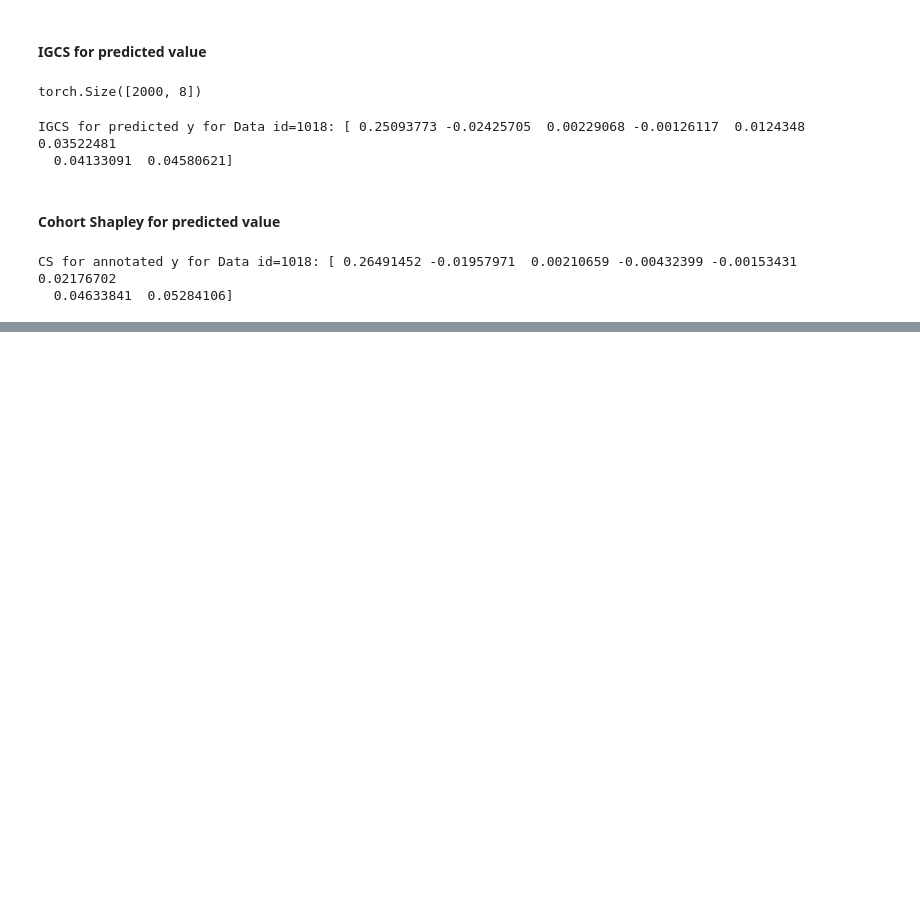
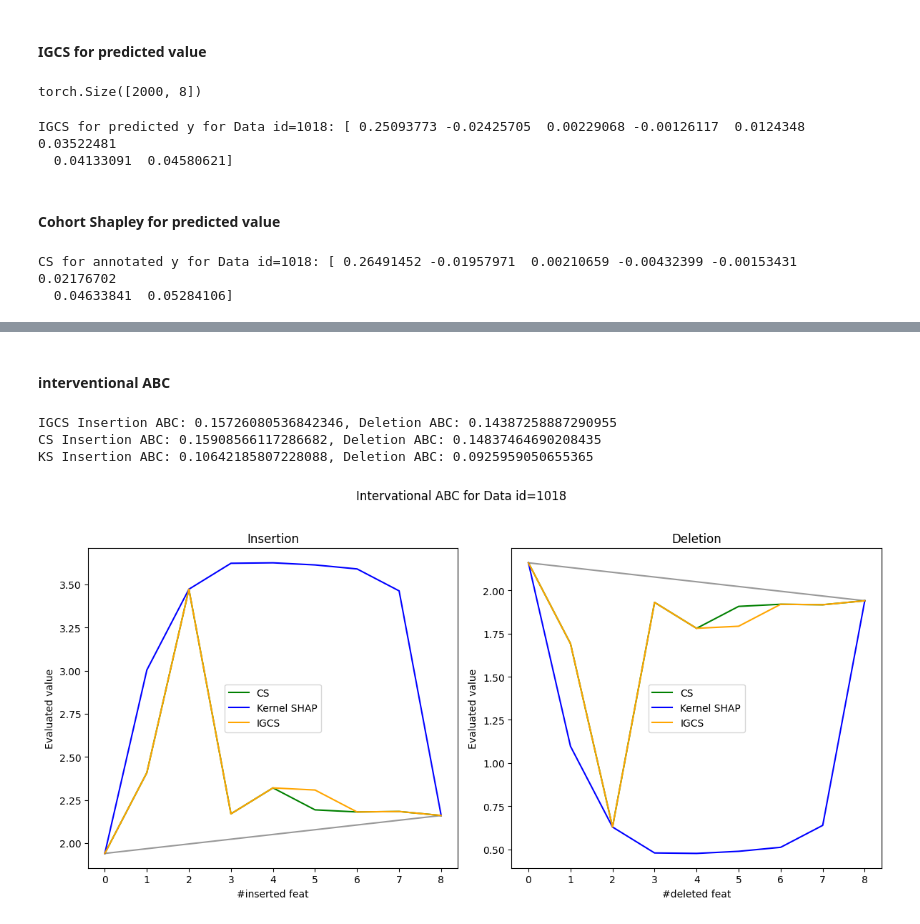
Before and after one commit to cohortshapley/cohortintgrad, a Jupyter notebook: example/California_Housing.ipynb, the cells around one changed output, grey strips where cells are left out. Drawn from its saved outputs; the diff is of its cells as text; code cells hidden in the pictures; blank space fills up the shorter version.

```diff
--- a/example/California_Housing.ipynb
+++ b/example/California_Housing.ipynb
@@ -100,0 +163,2 @@ CS for annotated y for Data id=1018: [ 0.26491452 -0.01957971  0.00210659 -0.004
+# %% [markdown]
+#### interventional ABC
@@ -100,0 +195,50 @@ CS for annotated y for Data id=1018: [ 0.26491452 -0.01957971  0.00210659 -0.004
+# %%
+id_calc_ks_iv = csig.insertion_deletion.Insertion_Deletion_ABC_calc(target=test_x[data_id],
+        reference=np.average(test_x, axis=0),
+        feat_attr=sv_all[data_id],
+        pred_function=lr.predict,
+        mode="insertion",
+        torch_cast=False,)
+pt_i_iv_ks,abc_i_iv_ks = id_calc_ks_iv.calc_abc()
+id_calc_ks_iv_d = csig.insertion_deletion.Insertion_Deletion_ABC_calc(target=test_x[data_id],
+        reference=np.average(test_x, axis=0),
+        feat_attr=sv_all[data_id],
+        pred_function=lr.predict,
+        mode="deletion",
+        torch_cast=False,)
+pt_d_iv_ks,abc_d_iv_ks = id_calc_ks_iv_d.calc_abc()
+# %%
+print(f"IGCS Insertion ABC: {abc_i_o_igcs}, Deletion ABC: {abc_d_o_igcs}")
+print(f"CS Insertion ABC: {abc_i_o_cs}, Deletion ABC: {abc_d_o_cs}")
+print(f"KS Insertion ABC: {abc_i_o_ks}, Deletion ABC: {abc_d_o_ks}")
+# %% [output]
+IGCS Insertion ABC: 0.15726080536842346, Deletion ABC: 0.14387258887290955
+CS Insertion ABC: 0.15908566117286682, Deletion ABC: 0.14837464690208435
+KS Insertion ABC: 0.10642185807228088, Deletion ABC: 0.0925959050655365
+# %%
+fig, ax = plt.subplots(1, 2, figsize=(12, 6))
+
+ax[0].plot([0,test_x.shape[1] ], [pt_i_iv_igcs[0], pt_i_iv_igcs[-1]], c="0.6")
+ax[0].plot(pt_i_iv_cs, c='green', label='CS')
+ax[0].plot(pt_i_iv_ks, c='blue', label='Kernel SHAP')
+ax[0].plot(pt_i_iv_igcs, c='orange', label='IGCS')
+
+
+ax[1].plot([0,test_x.shape[1] ], [pt_d_iv_igcs[0], pt_d_iv_igcs[-1]], c="0.6")
+ax[1].plot(pt_d_iv_cs, c='green', label='CS')
+ax[1].plot(pt_d_iv_ks, c='blue', label='Kernel SHAP')
+ax[1].plot(pt_d_iv_igcs, c='orange', label='IGCS')
+
+
+ax[0].set_xlabel(f'#inserted feat')
+ax[0].set_title('Insertion')
+ax[1].set_xlabel(f'#deleted feat')
+ax[1].set_title('Deletion')
+for i in range(2):
+    ax[i].legend()
+    ax[i].set_ylabel(f'Evaluated value')
+fig.suptitle(f"Intervational ABC for Data id={data_id} " )
+fig.tight_layout(rect=[0, 0, 1, 0.96])
+plt.show()
+# %% [output]
+[figure, added]
```
Also changed, not shown: parts of 14 cells of this notebook.
